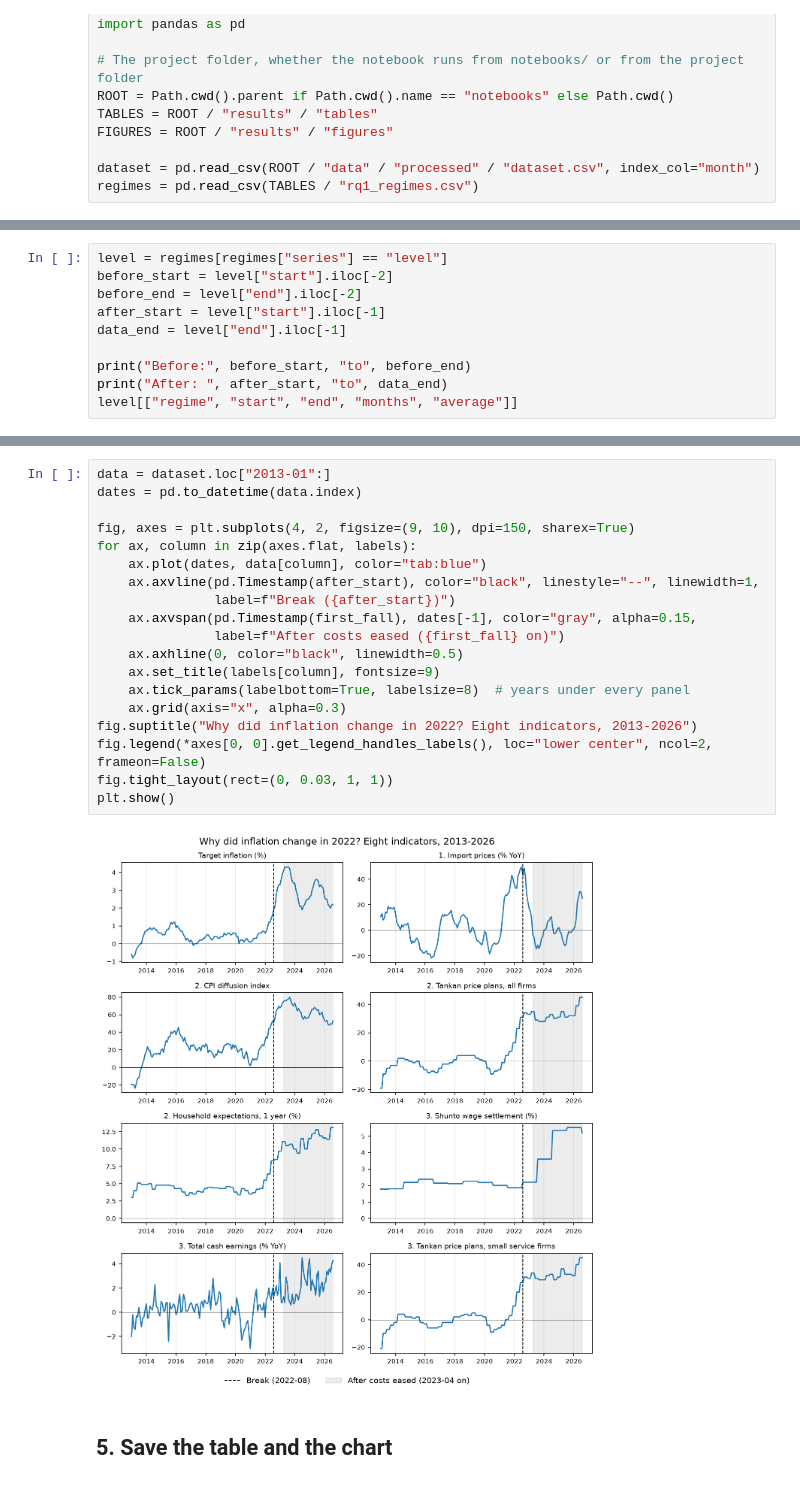
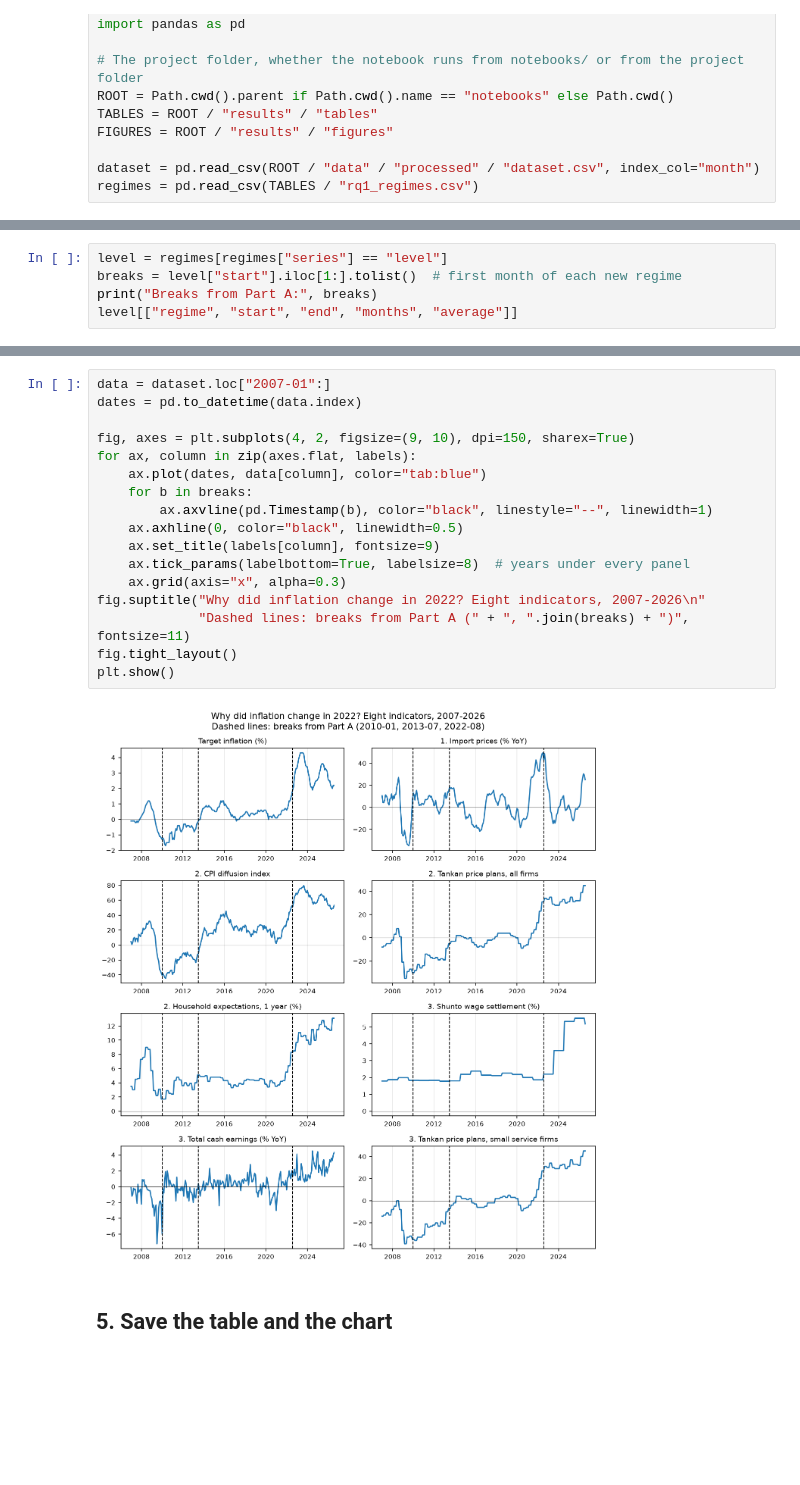
Before and after one commit to tay27890123/japan-inflation-regime-paper, a Jupyter notebook: notebooks/03_rq1_explanations.ipynb, the cells around one changed output, grey strips where cells are left out. Drawn from its saved outputs; the diff is of its cells as text; blank space fills up the shorter version.

```diff
--- a/notebooks/03_rq1_explanations.ipynb
+++ b/notebooks/03_rq1_explanations.ipynb
@@ -48,11 +34,6 @@ The last regime is "after". The one before it is "before" (the earlier regimes a
 # %%
 level = regimes[regimes["series"] == "level"]
-before_start = level["start"].iloc[-2]
-before_end = level["end"].iloc[-2]
-after_start = level["start"].iloc[-1]
-data_end = level["end"].iloc[-1]
-
-print("Before:", before_start, "to", before_end)
-print("After: ", after_start, "to", data_end)
+breaks = level["start"].iloc[1:].tolist()  # first month of each new regime
+print("Breaks from Part A:", breaks)
 level[["regime", "start", "end", "months", "average"]]
 # %% [output]
@@ -146,26 +87,24 @@ table
 
 Source: Bank of Japan; Statistics Bureau of Japan; Ministry of Health, Labour and Welfare.
 # %%
-data = dataset.loc["2013-01":]
+data = dataset.loc["2007-01":]
 dates = pd.to_datetime(data.index)
 
 fig, axes = plt.subplots(4, 2, figsize=(9, 10), dpi=150, sharex=True)
 for ax, column in zip(axes.flat, labels):
     ax.plot(dates, data[column], color="tab:blue")
-    ax.axvline(pd.Timestamp(after_start), color="black", linestyle="--", linewidth=1,
-               label=f"Break ({after_start})")
-    ax.axvspan(pd.Timestamp(first_fall), dates[-1], color="gray", alpha=0.15,
-               label=f"After costs eased ({first_fall} on)")
+    for b in breaks:
+        ax.axvline(pd.Timestamp(b), color="black", linestyle="--", linewidth=1)
     ax.axhline(0, color="black", linewidth=0.5)
     ax.set_title(labels[column], fontsize=9)
     ax.tick_params(labelbottom=True, labelsize=8)  # years under every panel
     ax.grid(axis="x", alpha=0.3)
-fig.suptitle("Why did inflation change in 2022? Eight indicators, 2013-2026")
-fig.legend(*axes[0, 0].get_legend_handles_labels(), loc="lower center", ncol=2, frameon=False)
-fig.tight_layout(rect=(0, 0.03, 1, 1))
+fig.suptitle("Why did inflation change in 2022? Eight indicators, 2007-2026\n"
+             "Dashed lines: breaks from Part A (" + ", ".join(breaks) + ")", fontsize=11)
+fig.tight_layout()
 plt.show()
 # %% [output]
-[figure, old version]
+[figure, new version]
 # %% [markdown]
 ## 5. Save the table and the chart
 # %%
```
Also changed, not shown: parts of 14 cells of this notebook, 4 other files.
